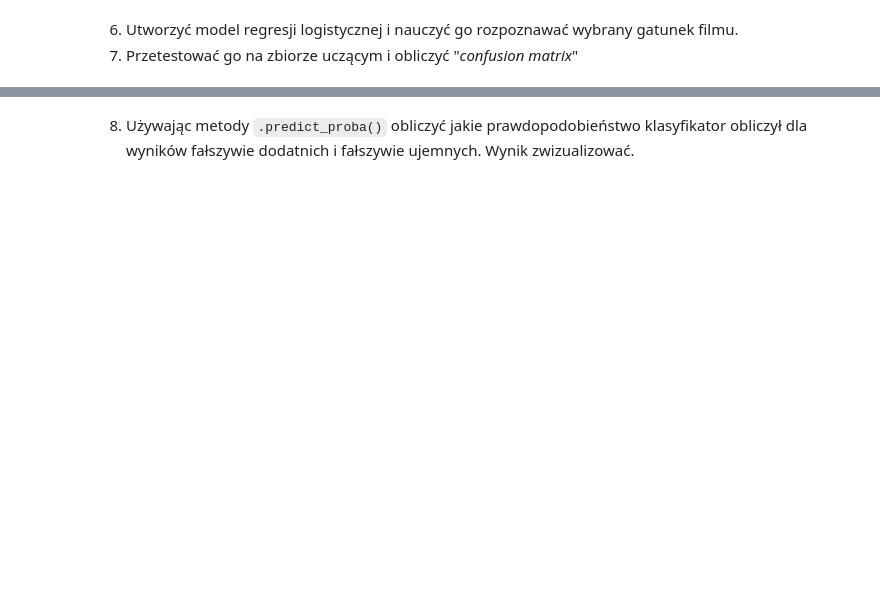
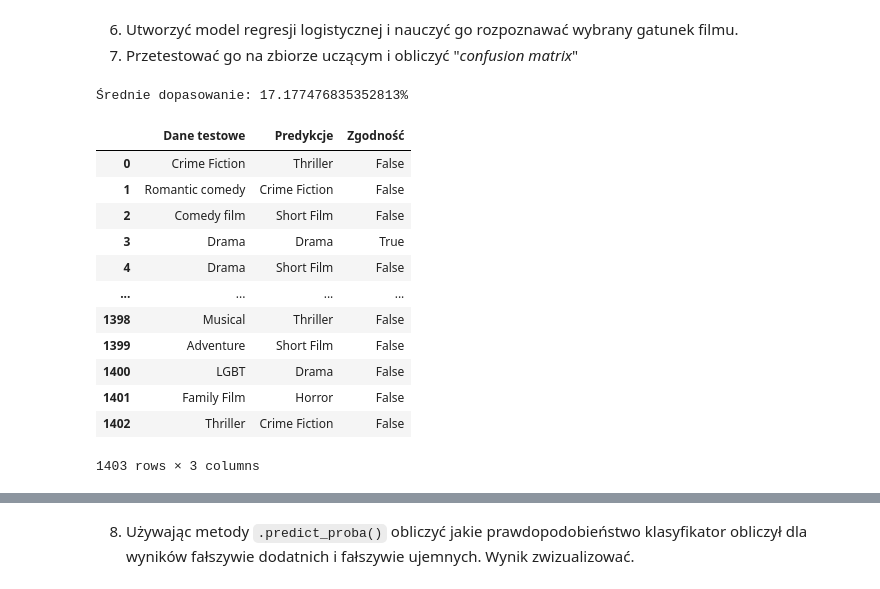
Before and after one commit to Artur-Mzyk/Analiza_i_bazy_danych, a Jupyter notebook: Lab8/raport-1.ipynb, the cells around one changed output, grey strips where cells are left out. Drawn from its saved outputs; the diff is of its cells as text; code cells hidden in the pictures; blank space fills up the shorter version.

````diff
--- a/Lab8/raport-1.ipynb
+++ b/Lab8/raport-1.ipynb
@@ -115,7 +115,7 @@ Wybrany gatunek filmów: Musical
 3. Utworzyć model bag of words, usuwając akcenty, stopwords i zmniejszając wszystkie litery na małe. Ograniczyć się do 20 najpopularniejszych słów.
 # %%
 text = list(df.plot_description.values)
-vectorizer = CountVectorizer(text, stop_words=ENGLISH_STOP_WORDS, strip_accents='unicode', lowercase=True, max_features=20)
+vectorizer = CountVectorizer(stop_words=ENGLISH_STOP_WORDS, strip_accents='unicode', lowercase=True, max_features=20)
 # %% [markdown]
 4. Przekształcić opisy filmów do danej postaci za pomocą metody ```.fit_and_transform```
 5. Dokonać podziału na zbiór uczący i testowy
@@ -143,3 +146,33 @@ vectors = vectorizer.fit_transform(text)
 # %% [markdown]
 6. Utworzyć model regresji logistycznej i nauczyć go rozpoznawać wybrany gatunek filmu.
 7. Przetestować go na zbiorze uczącym i obliczyć "*confusion matrix*"
+# %%
+# Zmienna zależna
+y = df.genre.values
+y_train, y_test = train_test_split(y, test_size=0.33, random_state=42)
+
+# Dopasowanie - regresja logistyczna
+lr = LogisticRegression(max_iter=10000).fit(X_train, y_train)
+
+# Predykcje
+y_pred = lr.predict(X_test)
+
+# Zgodność
+print(f"Średnie dopasowanie: {lr.score(X_test, y_test) * 100}%")
+comp = pd.DataFrame({"Dane testowe": y_test, "Predykcje": y_pred, "Zgodność": y_pred == y_test})
+comp
+# %% [output]
+Średnie dopasowanie: 17.177476835352813%
+|  | Dane testowe | Predykcje | Zgodność |
+| 0 | Crime Fiction | Thriller | False |
+| 1 | Romantic comedy | Crime Fiction | False |
+| 2 | Comedy film | Short Film | False |
+| 3 | Drama | Drama | True |
+| 4 | Drama | Short Film | False |
+| ... | ... | ... | ... |
+| 1398 | Musical | Thriller | False |
+| 1399 | Adventure | Short Film | False |
+| 1400 | LGBT | Drama | False |
+| 1401 | Family Film | Horror | False |
+| 1402 | Thriller | Crime Fiction | False |
+1403 rows × 3 columns
````
Also changed, not shown: parts of 7 cells of this notebook.
